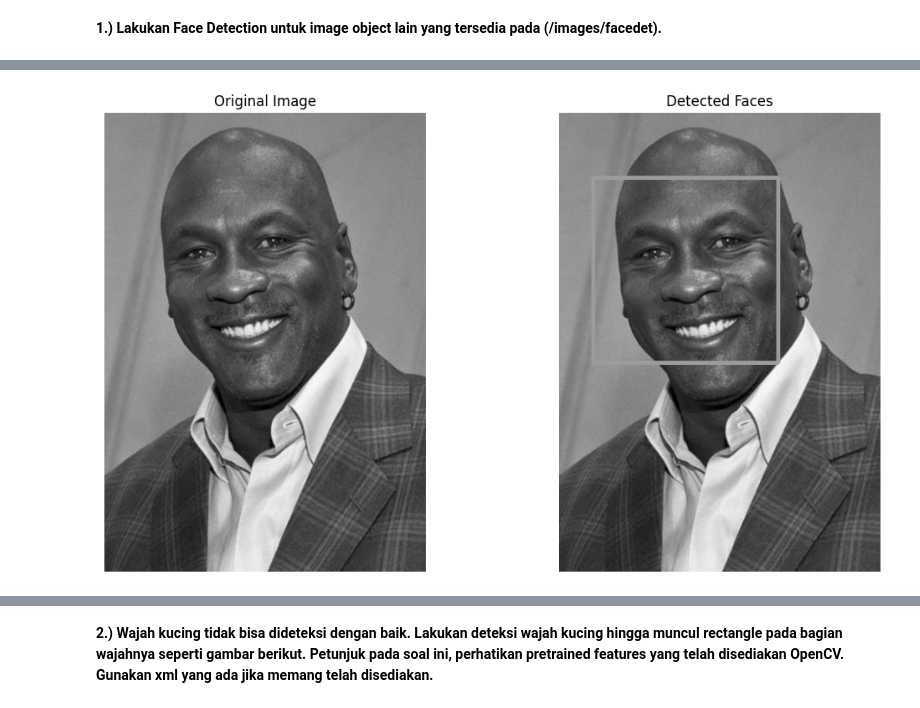
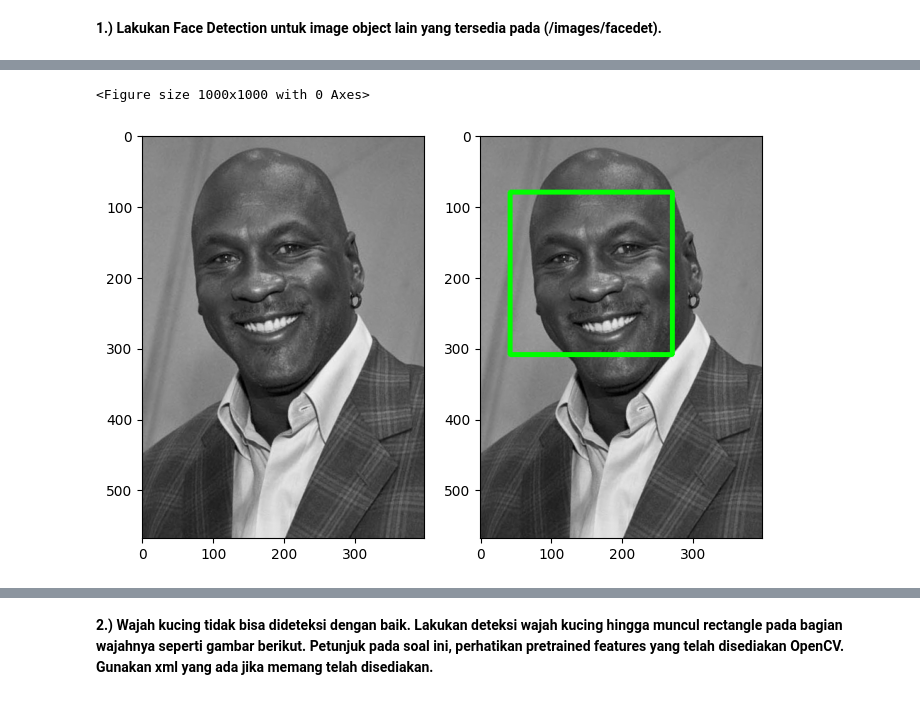
Before and after one commit to tasyasvdh09/PCVK_Genap_2023, a Jupyter notebook: PCVK_Modul_12.ipynb, the cells around one changed output, grey strips where cells are left out. Saved outputs shown, nothing was run; the diff lists cells and outputs as text; code cells hidden in the pictures.

```diff
--- a/PCVK_Modul_12.ipynb
+++ b/PCVK_Modul_12.ipynb
@@ -121,0 +38,15 @@ plt.show()
+# %%
+cascade_wajah = cv.CascadeClassifier('/content/drive/MyDrive/PCVK/fitur-facedet/haarcascade_frontalface_alt.xml')
+
+kartini = cv.imread('/content/drive/MyDrive/PCVK/images/kartini.jpg',0)
+kartini_rgb = cv.cvtColor(kartini, cv.COLOR_BGR2RGB)
+kartini_fd = kartini_rgb.copy()
+
+fd_kartini = cascade_wajah.detectMultiScale(kartini_fd)
+for(x,y,w,h) in fd_kartini:
+  cv.rectangle(kartini_fd, (x,y),(x+w,y+h), (0,255,0), 5)
+plt.figure(figsize = (10,10))
+f, axarr = plt. subplots(1,2,figsize=(8,8))
+plt.subplot(121),plt.imshow(kartini_rgb,cmap='gray')
+plt.subplot(122),plt.imshow(kartini_fd,cmap='gray')
+plt.show()
@@ -156,34 +74,18 @@ plt.show()
 # %%
-cascade_wajah = cv2.CascadeClassifier('/content/drive/MyDrive/PCVK/fitur-facedet/haarcascade_frontalface_alt.xml')
+cascade_wajah = cv.CascadeClassifier('/content/drive/MyDrive/PCVK/fitur-facedet/haarcascade_frontalface_alt.xml')
 
-mjordan = cv2.imread('/content/drive/MyDrive/PCVK/images/mjordan.jpg')
+mjordan = cv.imread('/content/drive/MyDrive/PCVK/images/mjordan.jpg',0)
+mjordan_rgb = cv.cvtColor(mjordan, cv.COLOR_BGR2RGB)
+mjordan_fd = mjordan_rgb.copy()
 
-# Clone the original image for displaying the detected faces
-detected_faces = mjordan.copy()
-
-roi_wajah = cascade_wajah.detectMultiScale(mjordan)
-for (x, y, w, h) in roi_wajah:
-    cv2.rectangle(detected_faces, (x, y), (x+w, y+h), (0, 255, 0), 3)
-
-# Create subplots to display original and detected faces
-fig, axes = plt.subplots(1, 2, figsize=(12, 6))
-
-# Plot the original image in grayscale
-axes[0].imshow(cv2.cvtColor(mjordan, cv2.COLOR_BGR2GRAY), cmap='gray')
-axes[0].set_title('Original Image')
-
-# Plot the image with detected faces in grayscale
-axes[1].imshow(cv2.cvtColor(detected_faces, cv2.COLOR_BGR2GRAY), cmap='gray')
-axes[1].set_title('Detected Faces')
-
-# Hide the axis labels
-for ax in axes:
-    ax.axis('off')
-
-# Adjust the spacing between subplots
-plt.tight_layout()
-
-# Show the plot
+fd_mjordan = cascade_wajah.detectMultiScale(mjordan_fd)
+for(x,y,w,h) in fd_mjordan:
+  cv.rectangle(mjordan_fd, (x,y),(x+w,y+h), (0,255,0), 5)
+plt.figure(figsize = (10,10))
+f, axarr = plt. subplots(1,2,figsize=(8,8))
+plt.subplot(121),plt.imshow(mjordan_rgb,cmap='gray')
+plt.subplot(122),plt.imshow(mjordan_fd,cmap='gray')
 plt.show()
 # %% [output]
+<Figure size 1000x1000 with 0 Axes>
-[figure, old version]
+[figure, new version]
```
Also changed, not shown: parts of 7 cells of this notebook.
